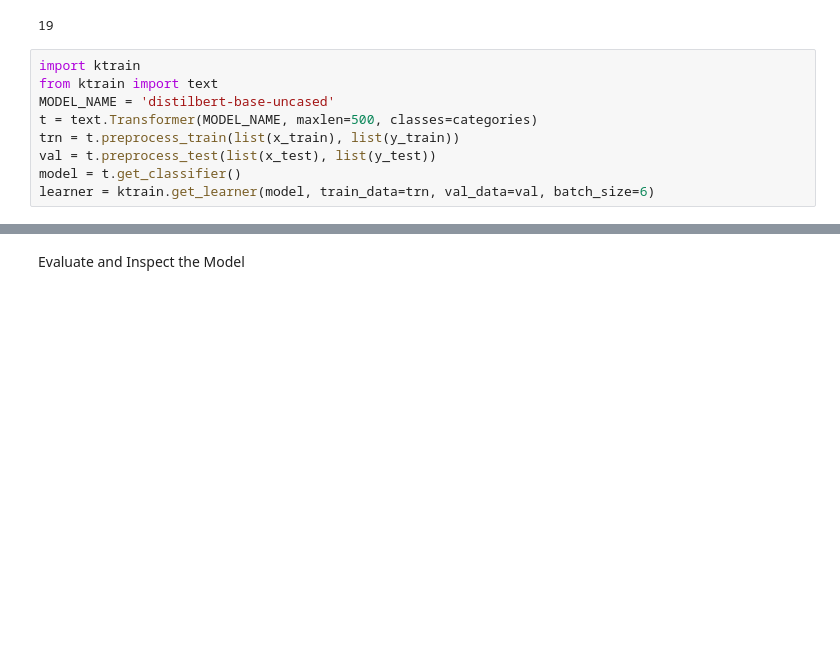
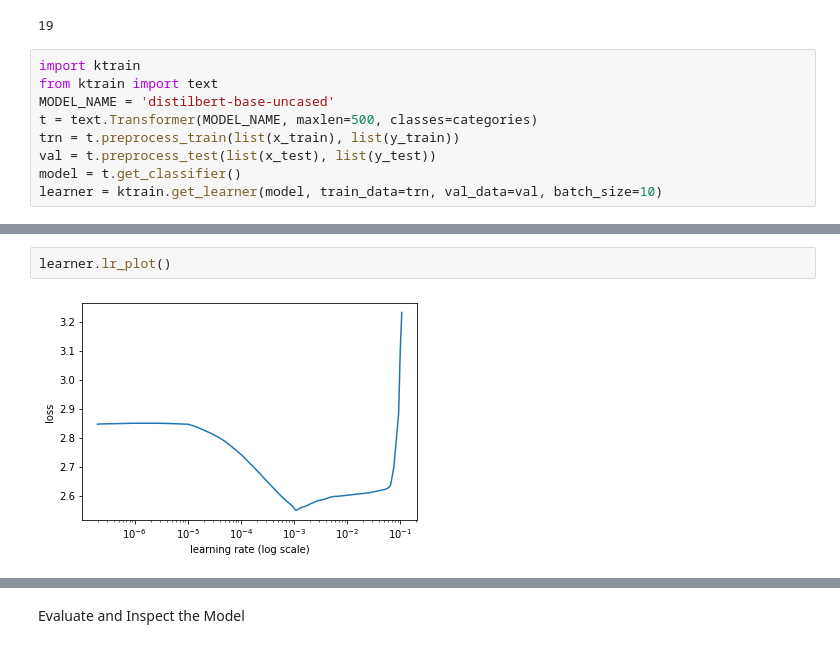
Before and after one commit to RojaCM/DEEP-LEARNING-, a Jupyter notebook: Distilbert-TEXTCLASSfication.ipynb, the cells around one changed output, grey strips where cells are left out. Saved outputs shown, nothing was run; the diff lists cells and outputs as text; blank space fills up the shorter version.

```diff
--- a/Distilbert-TEXTCLASSfication.ipynb
+++ b/Distilbert-TEXTCLASSfication.ipynb
@@ -206,7 +206,7 @@ t = text.Transformer(MODEL_NAME, maxlen=500, classes=categories)
 trn = t.preprocess_train(list(x_train), list(y_train))
 val = t.preprocess_test(list(x_test), list(y_test))
 model = t.get_classifier()
-learner = ktrain.get_learner(model, train_data=trn, val_data=val, batch_size=6)
+learner = ktrain.get_learner(model, train_data=trn, val_data=val, batch_size=10)
 # %% [output]
 preprocessing train...
 language: en
@@ -226 +242,5 @@ test sequence lengths:
+# %%
+learner.lr_plot()
+# %% [output]
+[figure, added]
 # %%
```
Also changed, not shown: parts of 11 cells of this notebook.
